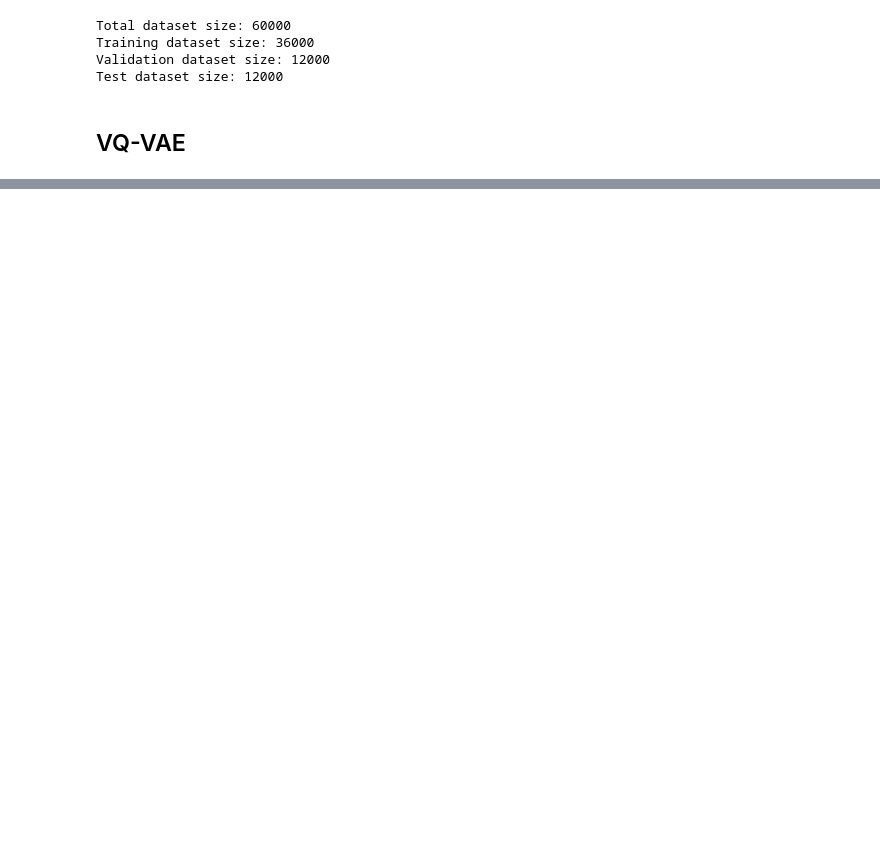
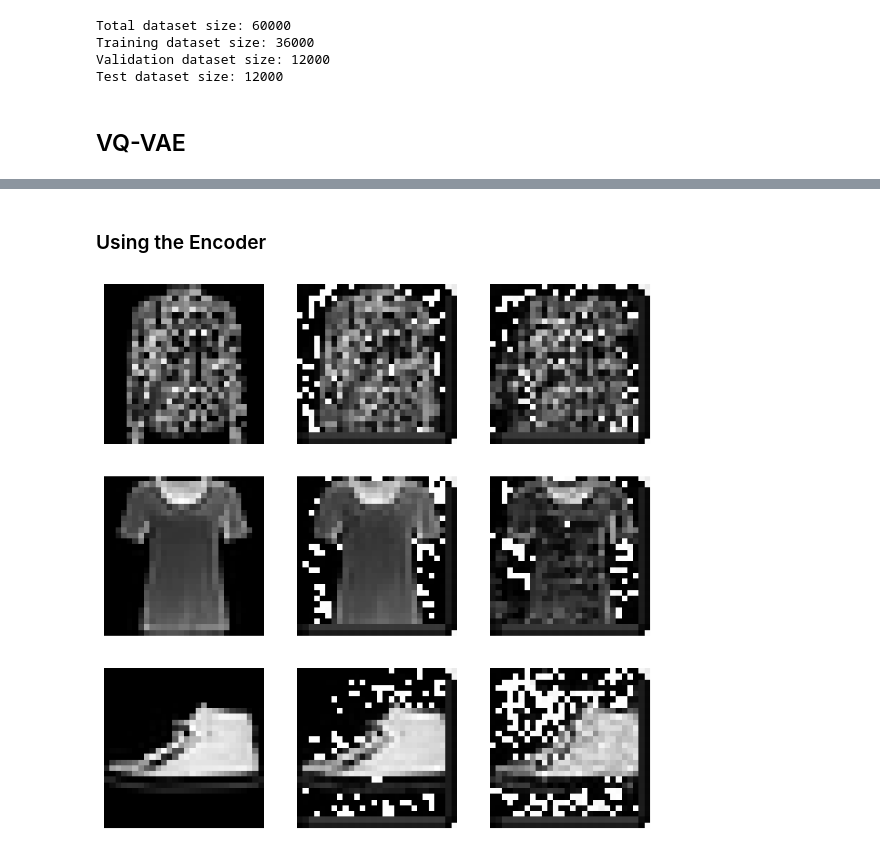
Before and after one commit to FABallemand/ROB313, a Jupyter notebook: optional_homework_1/optional_homework_1.ipynb, the cells around one changed output, grey strips where cells are left out. Saved outputs shown, nothing was run; the diff lists cells and outputs as text; code cells hidden in the pictures; blank space fills up the shorter version.

```diff
--- a/optional_homework_1/optional_homework_1.ipynb
+++ b/optional_homework_1/optional_homework_1.ipynb
@@ -136,0 +194,29 @@ plt.imshow(transforms.ToPILImage()(x_recon[0].squeeze().cpu()))
+# %% [markdown]
+### Using the Encoder
+# %%
+# Visualisation of test inference
+n_samples = 3
+
+fig, axs = plt.subplots(n_samples, 3, figsize=(9, 3*n_samples))
+
+for i in range(n_samples):
+    sample_idx = torch.randint(len(batch), size=(1,)).item()
+    img = batch[sample_idx]
+    img_z = z[sample_idx]
+    img_q = quantized[sample_idx]
+    img_recon = x_recon[sample_idx]
+
+    img_z_noisy = img_z + torch.rand(256, 5, 5)
+    img_z_noisy = torch.reshape(img_z_noisy, (-1, 256, 5, 5))
+    img_tmp, _ = vqvae._vq(img_z_noisy)
+    img_gen = vqvae._decoder(img_tmp)
+
+    axs[i,0].imshow(img.squeeze(), cmap="gray")
+    axs[i,1].imshow(transforms.ToPILImage()(img_recon.squeeze().cpu()), cmap="gray")
+    axs[i,2].imshow(transforms.ToPILImage()(img_gen.squeeze().cpu()), cmap="gray")
+
+    axs[i,0].axis("off")
+    axs[i,1].axis("off")
+    axs[i,2].axis("off")
+# %% [output]
+[figure, added]
```
Also changed, not shown: parts of 31 cells of this notebook, 9 other files.
